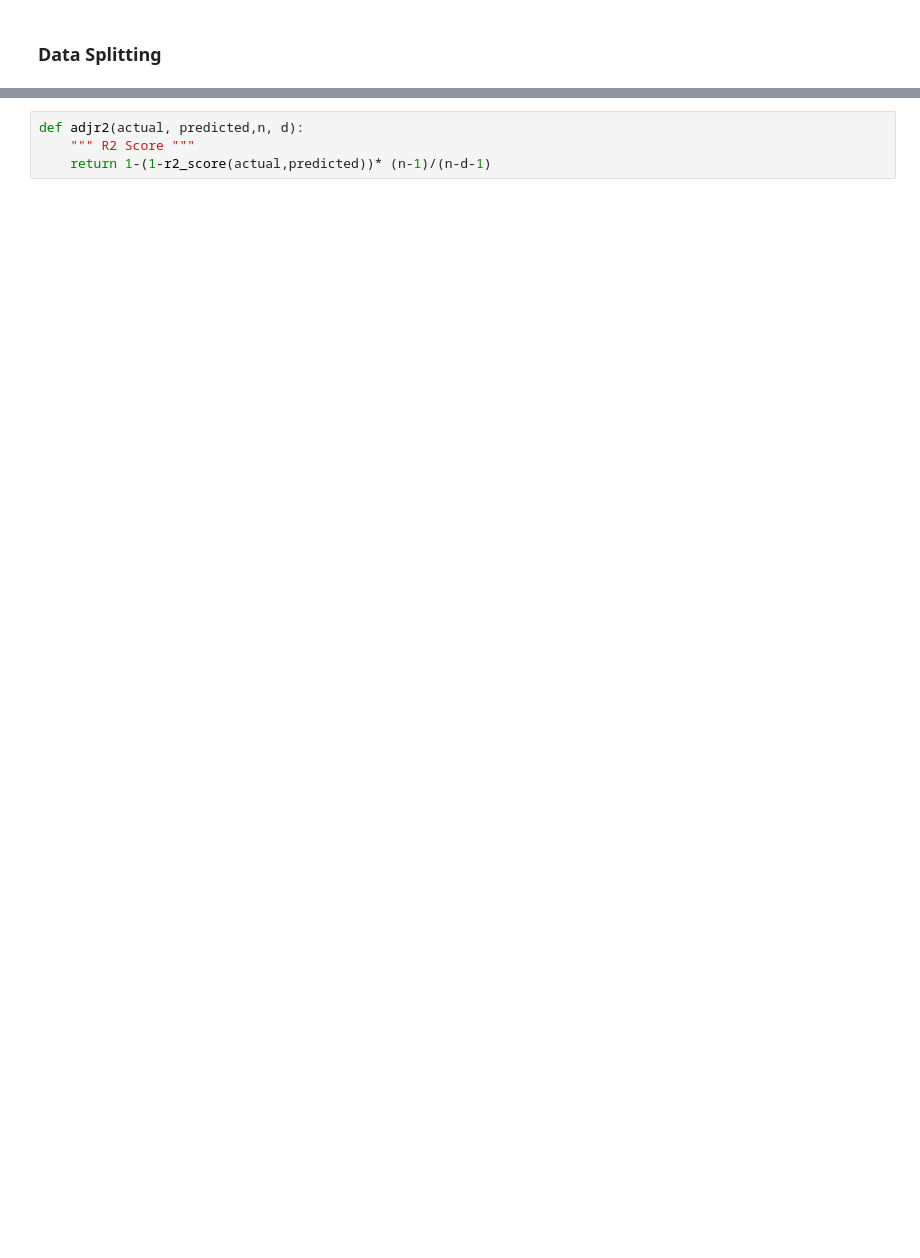
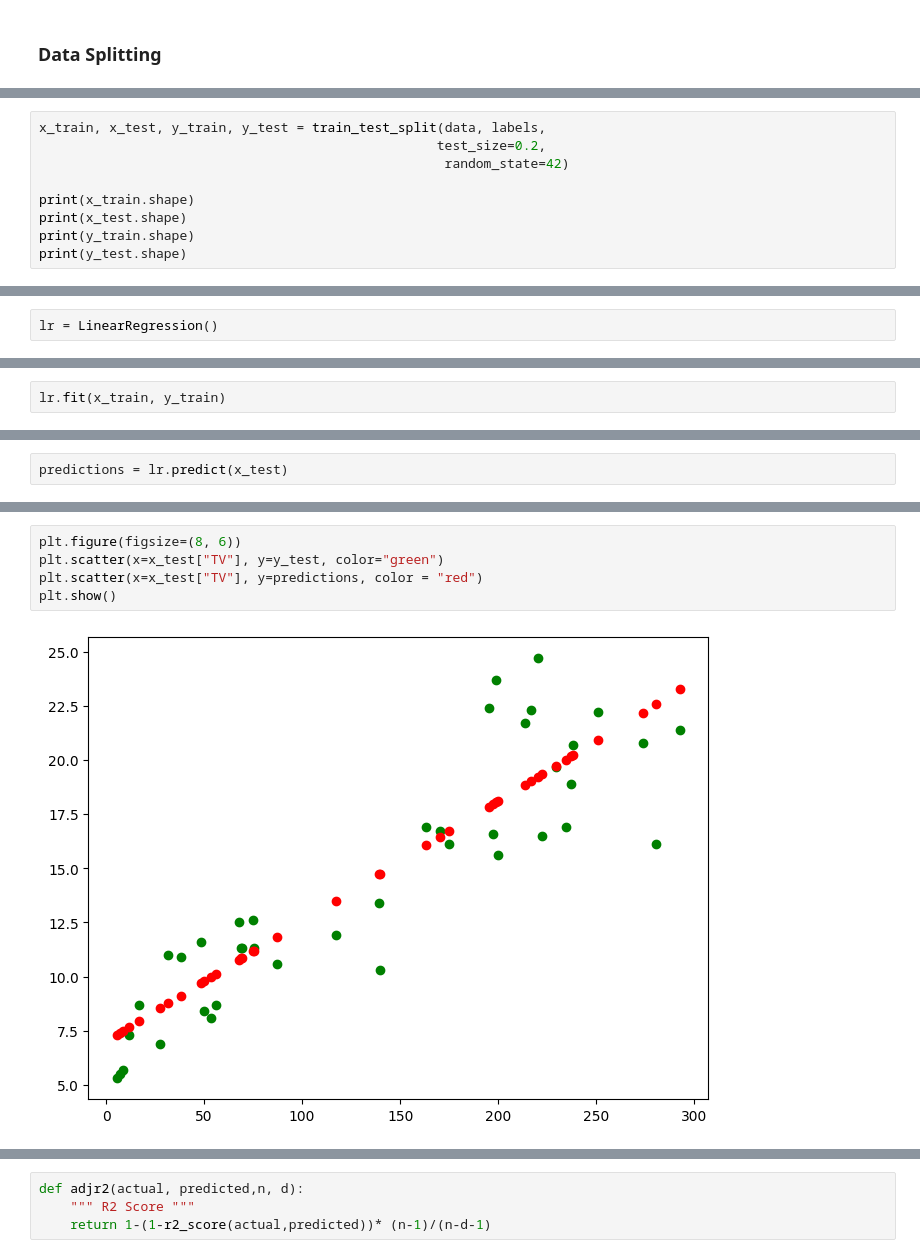
Before and after one commit to prabhat-123/Python_For_Data_Science, a Jupyter notebook: August_Lumbini_Course/notebooks/Linear_Regression.ipynb, the cells around one changed output, grey strips where cells are left out. Drawn from its saved outputs; the diff is of its cells as text; blank space fills up the shorter version.

Commit message:
linear regression module

```diff
--- a/August_Lumbini_Course/notebooks/Linear_Regression.ipynb
+++ b/August_Lumbini_Course/notebooks/Linear_Regression.ipynb
@@ -39,0 +90,9 @@ x1 represents the feature column we choose to use in our model.
+# %%
+x_train, x_test, y_train, y_test = train_test_split(data, labels,
+                                                   test_size=0.2,
+                                                    random_state=42)
+
+print(x_train.shape)
+print(x_test.shape)
+print(y_train.shape)
+print(y_test.shape)
@@ -39,0 +108,2 @@ x1 represents the feature column we choose to use in our model.
+# %%
+lr = LinearRegression()
@@ -39,0 +112,2 @@ x1 represents the feature column we choose to use in our model.
+# %%
+lr.fit(x_train, y_train)
@@ -39,0 +124,2 @@ x1 represents the feature column we choose to use in our model.
+# %%
+predictions = lr.predict(x_test)
@@ -39,0 +159,7 @@ x1 represents the feature column we choose to use in our model.
+# %%
+plt.figure(figsize=(8, 6))
+plt.scatter(x=x_test["TV"], y=y_test, color="green")
+plt.scatter(x=x_test["TV"], y=predictions, color = "red")
+plt.show()
+# %% [output]
+[figure, added]
```
Also changed, not shown: parts of 32 cells of this notebook.
